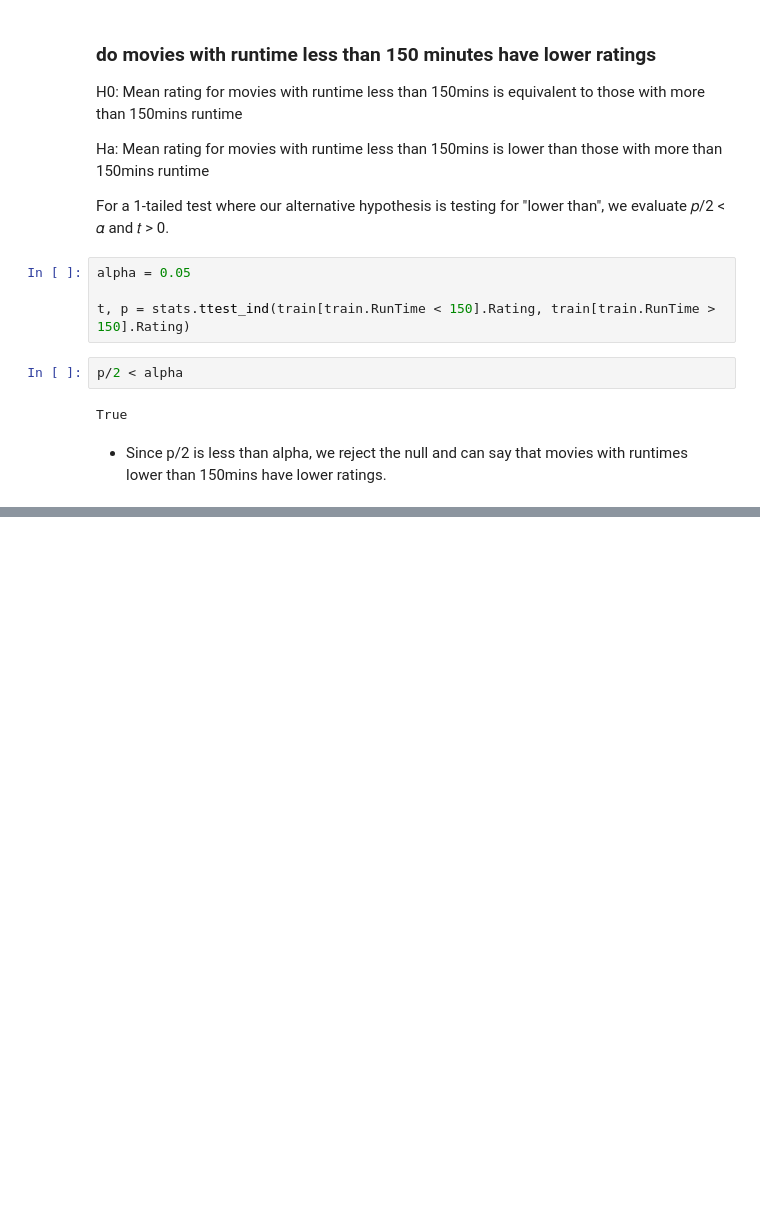
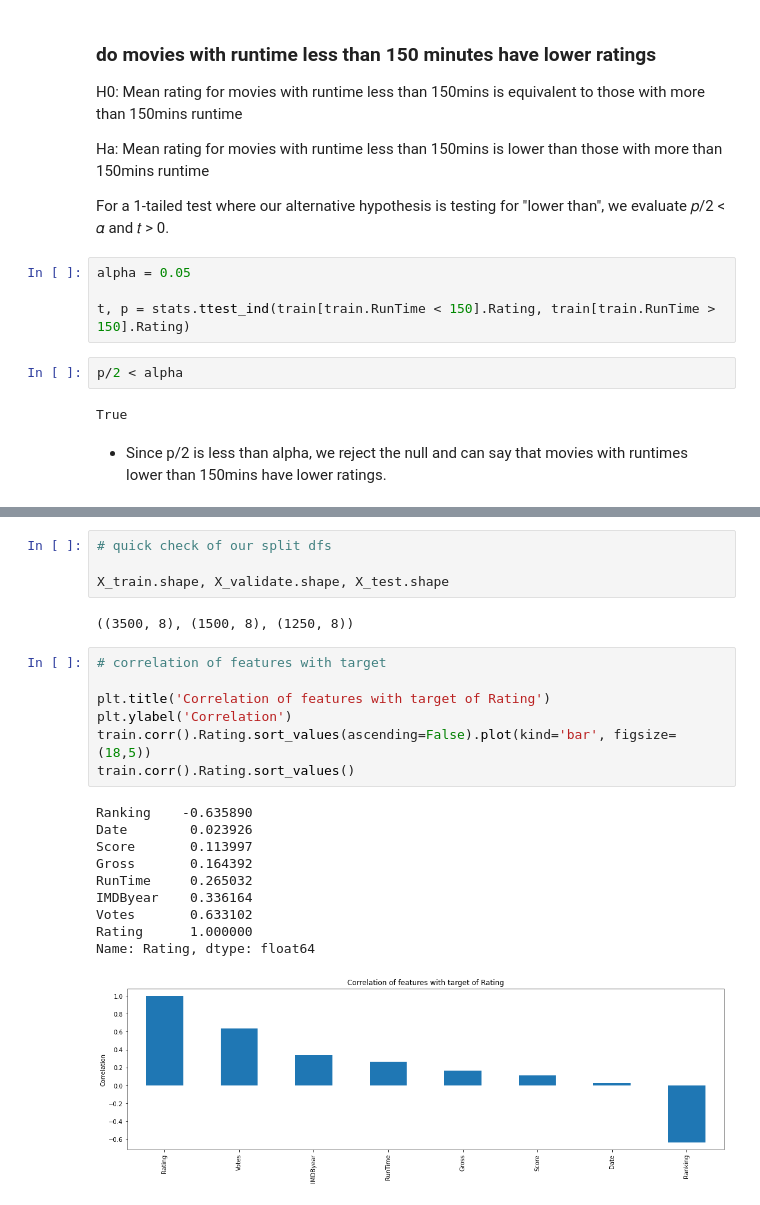
Before and after one commit to mariamnaqvi/predicting-movie-ratings, a Jupyter notebook: first_iteration.ipynb, the cells around one changed output, grey strips where cells are left out. Saved outputs shown, nothing was run; the diff lists cells and outputs as text; blank space fills up the shorter version.

```diff
--- a/first_iteration.ipynb
+++ b/first_iteration.ipynb
@@ -468,0 +494,24 @@ True
+# %%
+# quick check of our split dfs
+
+X_train.shape, X_validate.shape, X_test.shape
+# %% [output]
+((3500, 8), (1500, 8), (1250, 8))
+# %%
+# correlation of features with target
+
+plt.title('Correlation of features with target of Rating')
+plt.ylabel('Correlation')
+train.corr().Rating.sort_values(ascending=False).plot(kind='bar', figsize=(18,5))
+train.corr().Rating.sort_values()
+# %% [output]
+Ranking    -0.635890
+Date        0.023926
+Score       0.113997
+Gross       0.164392
+RunTime     0.265032
+IMDByear    0.336164
+Votes       0.633102
+Rating      1.000000
+Name: Rating, dtype: float64
+[figure, added]
```
Also changed, not shown: parts of 31 cells of this notebook.
